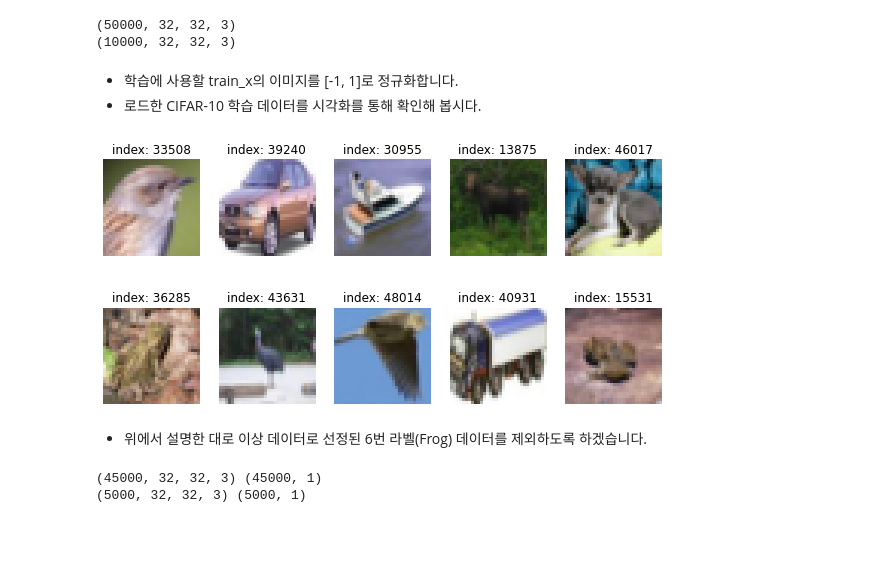
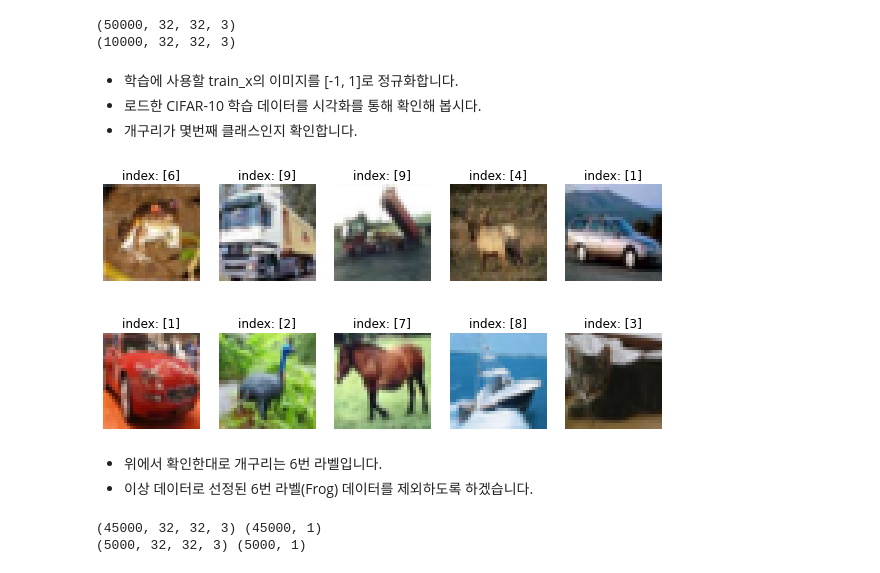
Before and after one commit to YesicaKim/E28_GANomaly_detection, a Jupyter notebook: E28_GANomaly_detection.ipynb, the cells around one changed output. Drawn from its saved outputs; the diff is of its cells as text; code cells hidden in the pictures; blank space fills up the shorter version.

```diff
--- a/E28_GANomaly_detection.ipynb
+++ b/E28_GANomaly_detection.ipynb
@@ -88,18 +88,17 @@ print(test_data.shape)
 # %% [markdown]
 - 학습에 사용할 train_x의 이미지를 [-1, 1]로 정규화합니다.
 - 로드한 CIFAR-10 학습 데이터를 시각화를 통해 확인해 봅시다.
+- 개구리가 몇번째 클래스인지 확인합니다.
 # %%
 plt.figure(figsize=(10, 5))
-
 for i in range(10):
-    rn = np.random.randint(len(train_data))
     plt.subplot(2, 5, i+1)
-    plt.imshow(train_data[rn])
-    plt.title(f'index: {rn}')
+    plt.imshow(train_data[i])
+    plt.title(f'index: {train_labels[i]}')
     plt.axis('off')
 plt.show()
 # %% [output]
-[figure, old version]
+[figure, new version]
 # %%
 # 이미지를 [-1, 1]로 정규화합니다
 
@@ -110,7 +109,8 @@ test_data = (test_data - 127.5) / 127.5
 train_data = train_data.reshape(train_data.shape[0], 32, 32, 3).astype('float32')
 test_data = test_data.reshape(test_data.shape[0], 32, 32, 3).astype('float32')
 # %% [markdown]
-- 위에서 설명한 대로 이상 데이터로 선정된 6번 라벨(Frog) 데이터를 제외하도록 하겠습니다.
+- 위에서 확인한대로 개구리는 6번 라벨입니다.
+- 이상 데이터로 선정된 6번 라벨(Frog) 데이터를 제외하도록 하겠습니다.
 # %%
 def set_labels(labels):
     new_t_labels = []
```
Also changed, not shown: parts of 9 cells of this notebook.
